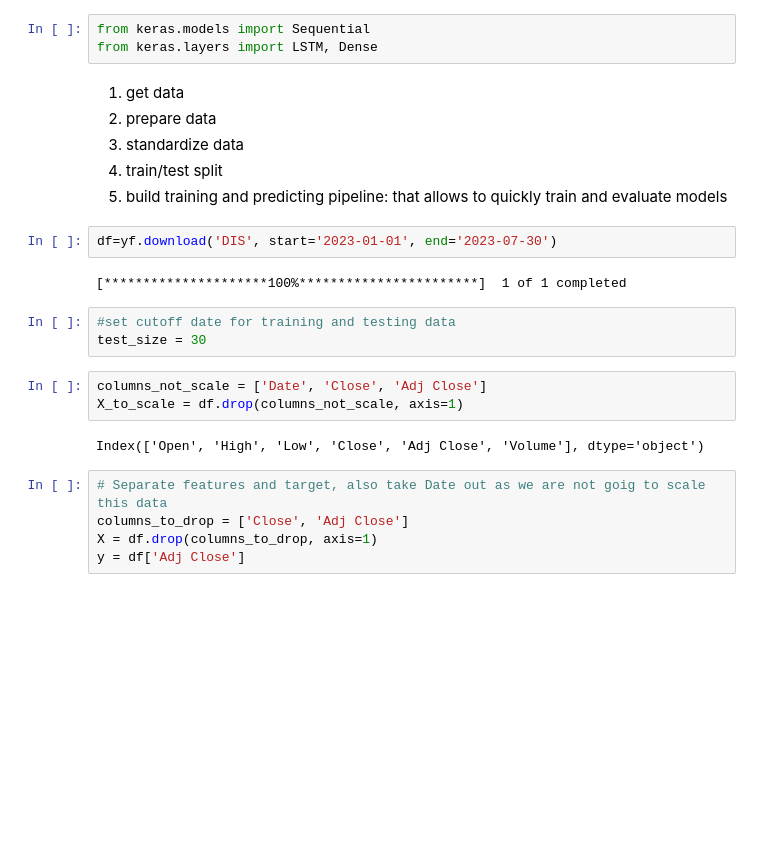
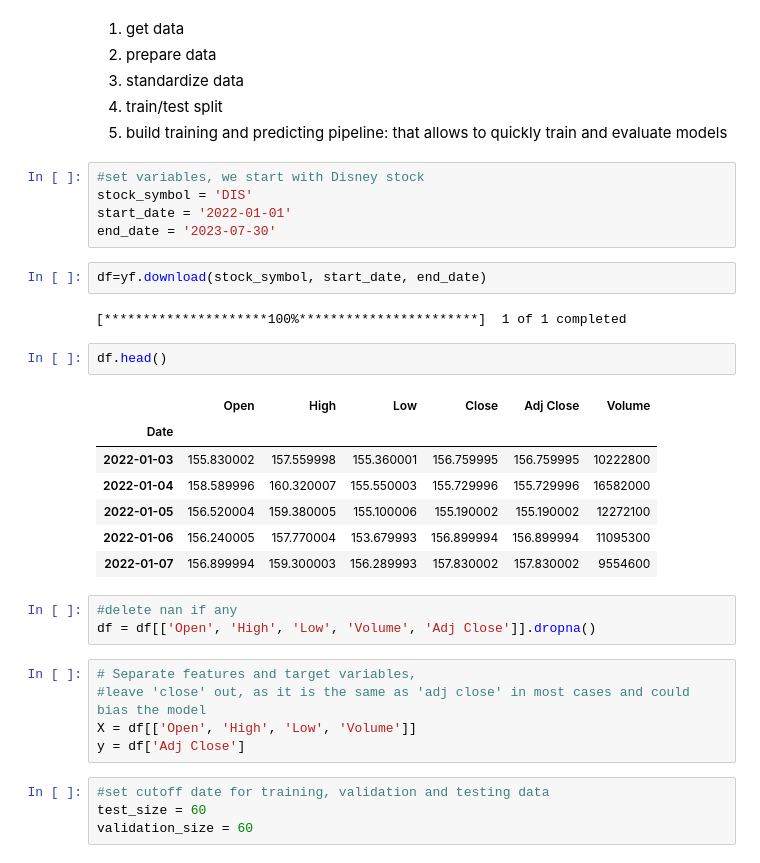
Before and after one commit to MiryamChen/Capstone-Udacity, a Jupyter notebook: stock_prediction_DIS.ipynb, the cells around one changed output. Saved outputs shown, nothing was run; the diff lists cells and outputs as text; blank space fills up the shorter version.

```diff
--- a/stock_prediction_DIS.ipynb
+++ b/stock_prediction_DIS.ipynb
@@ -6,26 +19,37 @@ from sklearn.metrics import mean_squared_error
-# %%
-from keras.models import Sequential
-from keras.layers import LSTM, Dense
 # %% [markdown]
 1. get data
 2. prepare data
 3. standardize data
 4. train/test split
 5. build training and predicting pipeline: that allows to quickly train and evaluate models
-# %%
-df=yf.download('DIS', start='2023-01-01', end='2023-07-30')
-# %% [output]
-[*********************100%***********************]  1 of 1 completed
+# %%
+#set variables, we start with Disney stock
+stock_symbol = 'DIS'
+start_date = '2022-01-01'
+end_date = '2023-07-30'
+# %%
+df=yf.download(stock_symbol, start_date, end_date)
+# %% [output]
+[*********************100%***********************]  1 of 1 completed
+# %%
+df.head()
+# %% [output]
+|  | Open | High | Low | Close | Adj Close | Volume |
+| Date |  |  |  |  |  |  |
+| 2022-01-03 | 155.830002 | 157.559998 | 155.360001 | 156.759995 | 156.759995 | 10222800 |
+| 2022-01-04 | 158.589996 | 160.320007 | 155.550003 | 155.729996 | 155.729996 | 16582000 |
+| 2022-01-05 | 156.520004 | 159.380005 | 155.100006 | 155.190002 | 155.190002 | 12272100 |
+| 2022-01-06 | 156.240005 | 157.770004 | 153.679993 | 156.899994 | 156.899994 | 11095300 |
+| 2022-01-07 | 156.899994 | 159.300003 | 156.289993 | 157.830002 | 157.830002 | 9554600 |
+# %%
+#delete nan if any
+df = df[['Open', 'High', 'Low', 'Volume', 'Adj Close']].dropna()
+# %%
+# Separate features and target variables,
+#leave 'close' out, as it is the same as 'adj close' in most cases and could bias the model
+X = df[['Open', 'High', 'Low', 'Volume']]
+y = df['Adj Close']
 # %%
-#set cutoff date for training and testing data
-test_size = 30
+#set cutoff date for training, validation and testing data
+test_size = 60
+validation_size = 60
-# %%
-columns_not_scale = ['Date', 'Close', 'Adj Close']
-X_to_scale = df.drop(columns_not_scale, axis=1)
-# %% [output]
-Index(['Open', 'High', 'Low', 'Close', 'Adj Close', 'Volume'], dtype='object')
-# %%
-# Separate features and target, also take Date out as we are not goig to scale this data
-columns_to_drop = ['Close', 'Adj Close']
-X = df.drop(columns_to_drop, axis=1)
-y = df['Adj Close']
```
Also changed, not shown: parts of 21 cells of this notebook.
